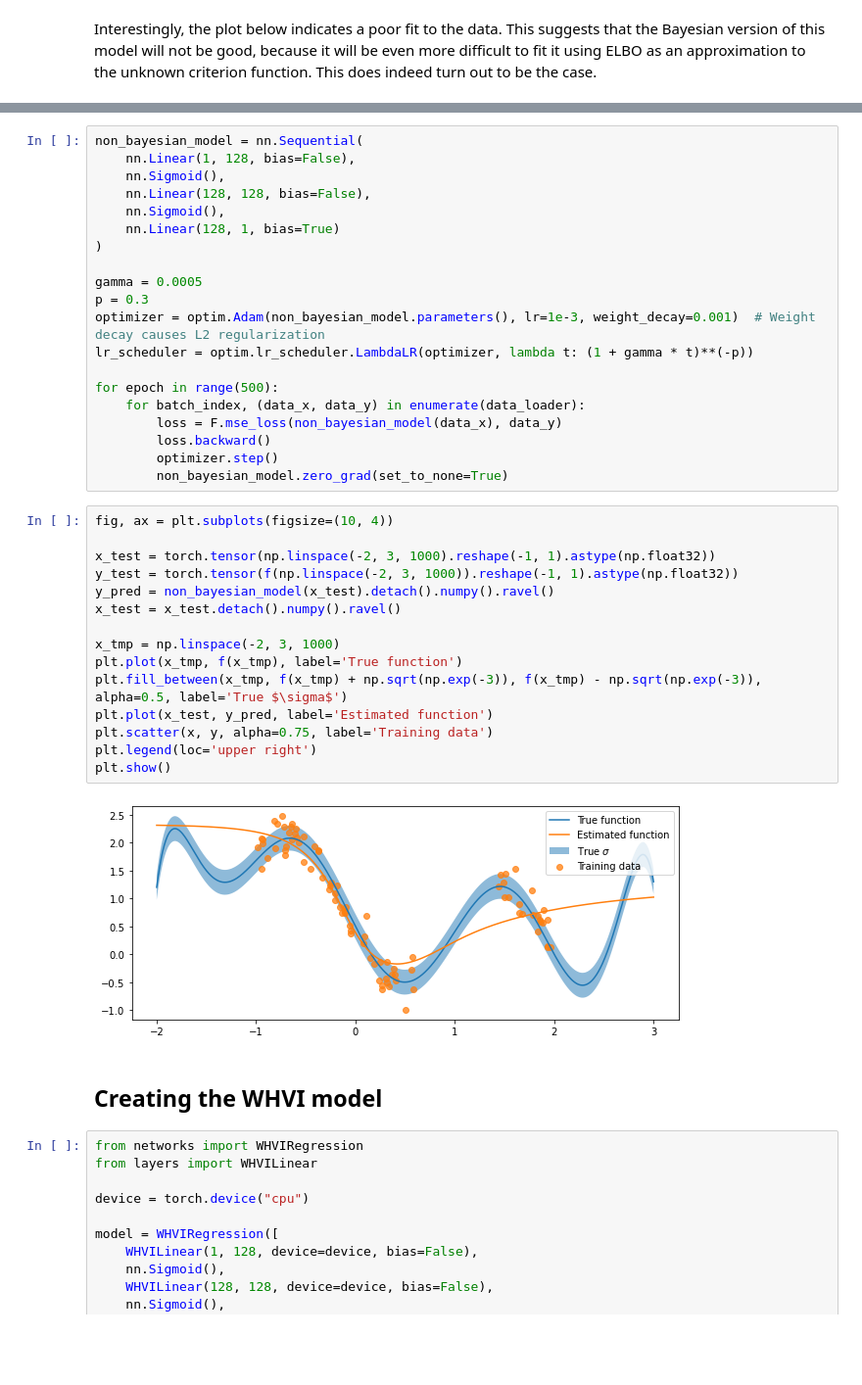
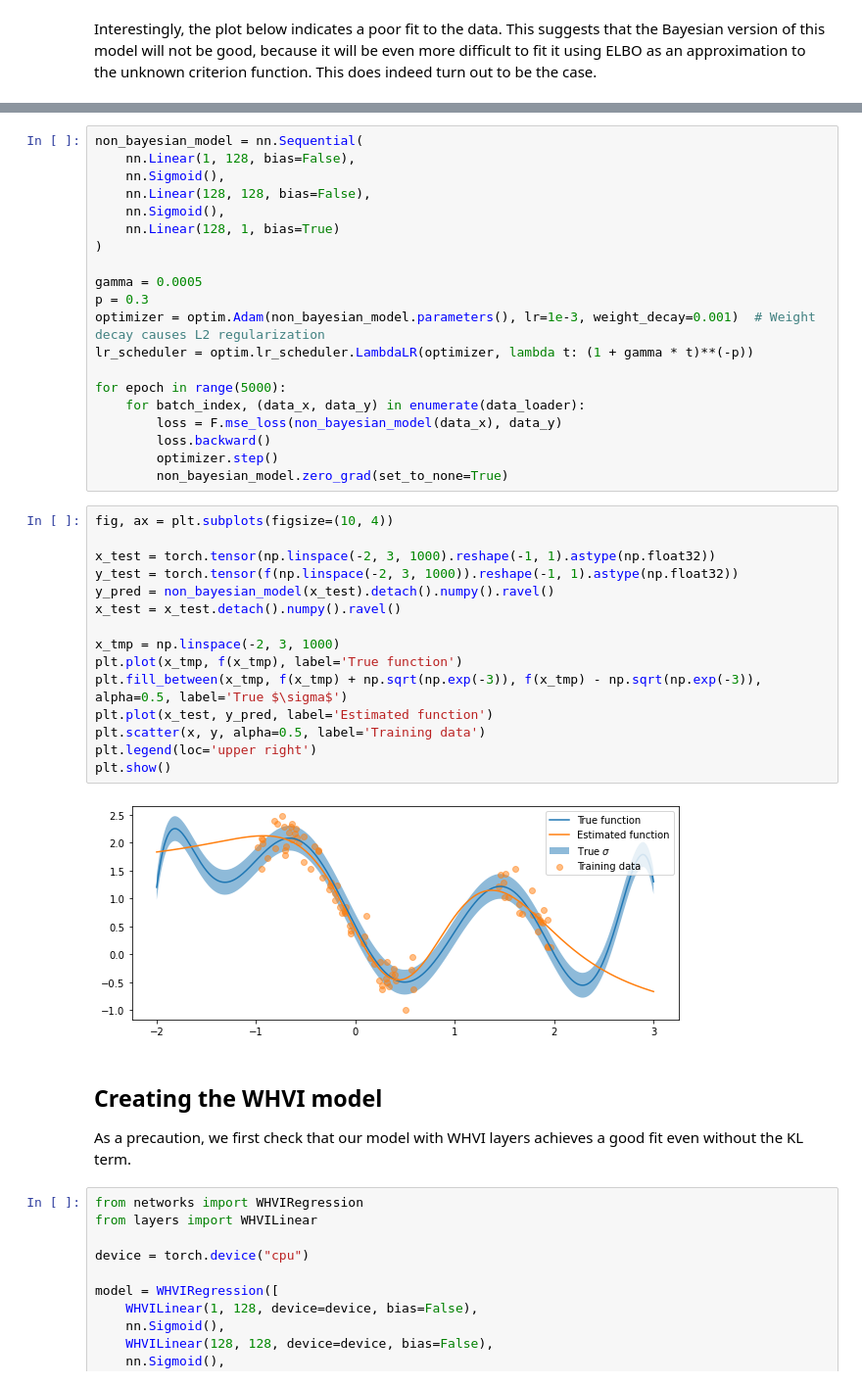
Before and after one commit to ltdung/WHVI, a Jupyter notebook: experiments/Toy example.ipynb, the cells around one changed output, grey strips where cells are left out. Shown: that part at 98% size. Drawn from its saved outputs; the diff is of its cells as text; blank space fills up the shorter version.

```diff
--- a/experiments/Toy example.ipynb
+++ b/experiments/Toy example.ipynb
@@ -123,7 +129,7 @@ p = 0.3
 optimizer = optim.Adam(non_bayesian_model.parameters(), lr=1e-3, weight_decay=0.001)  # Weight decay causes L2 regularization
 lr_scheduler = optim.lr_scheduler.LambdaLR(optimizer, lambda t: (1 + gamma * t)**(-p))
 
-for epoch in range(500):
+for epoch in range(5000):
     for batch_index, (data_x, data_y) in enumerate(data_loader):
         loss = F.mse_loss(non_bayesian_model(data_x), data_y)
         loss.backward()
@@ -132,22 +138,24 @@ for epoch in range(500):
 # %%
 fig, ax = plt.subplots(figsize=(10, 4))
 
 x_test = torch.tensor(np.linspace(-2, 3, 1000).reshape(-1, 1).astype(np.float32))
 y_test = torch.tensor(f(np.linspace(-2, 3, 1000)).reshape(-1, 1).astype(np.float32))
 y_pred = non_bayesian_model(x_test).detach().numpy().ravel()
 x_test = x_test.detach().numpy().ravel()
 
 x_tmp = np.linspace(-2, 3, 1000)
 plt.plot(x_tmp, f(x_tmp), label='True function')
 plt.fill_between(x_tmp, f(x_tmp) + np.sqrt(np.exp(-3)), f(x_tmp) - np.sqrt(np.exp(-3)), alpha=0.5, label='True $\sigma$')
 plt.plot(x_test, y_pred, label='Estimated function')
-plt.scatter(x, y, alpha=0.75, label='Training data')
+plt.scatter(x, y, alpha=0.5, label='Training data')
 plt.legend(loc='upper right')
 plt.show()
 # %% [output]
-[figure, old version]
+[figure, new version]
-# %% [markdown]
-## Creating the WHVI model
+# %% [markdown]
+## Creating the WHVI model
+
+As a precaution, we first check that our model with WHVI layers achieves a good fit even without the KL term.
 # %%
 from networks import WHVIRegression
 from layers import WHVILinear
```
Also changed, not shown: parts of 13 cells of this notebook, 1 other file.
